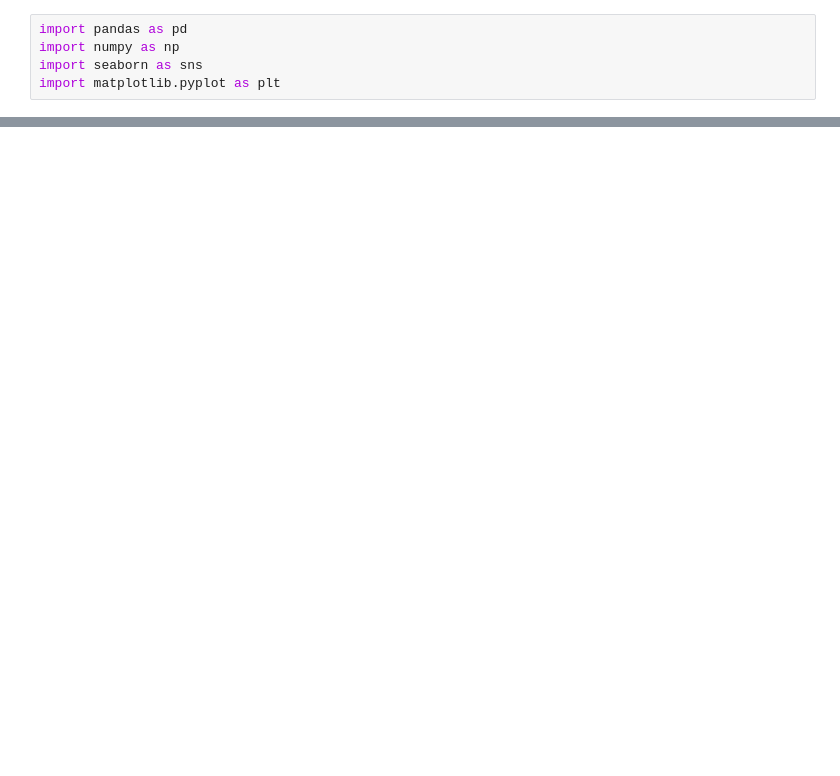
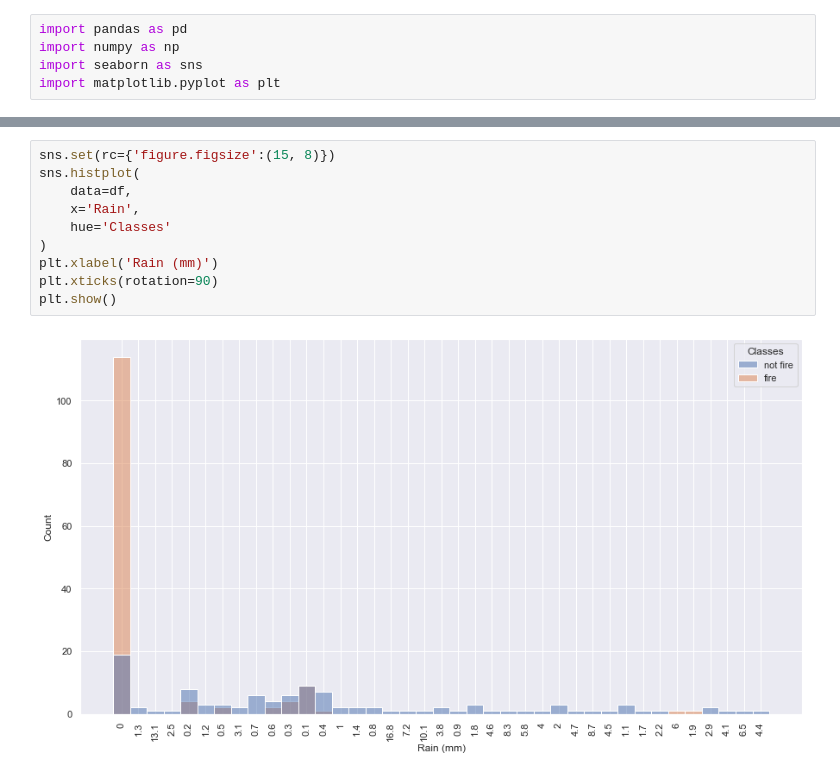
Before and after one commit to ganeshss0/Algerian_Forest_Fire, a Jupyter notebook: Notebooks/1.0-initial-data-exploration.ipynb, the cells around one changed output, grey strips where cells are left out. Cells and saved outputs as stored; diff of their text form; blank space fills up the shorter version.

```diff
--- a/Notebooks/1.0-initial-data-exploration.ipynb
+++ b/Notebooks/1.0-initial-data-exploration.ipynb
@@ -17,0 +218,12 @@ from src.compo
+# %%
+sns.set(rc={'figure.figsize':(15, 8)})
+sns.histplot(
+    data=df,
+    x='Rain',
+    hue='Classes'
+)
+plt.xlabel('Rain (mm)')
+plt.xticks(rotation=90)
+plt.show()
+# %% [output]
+[figure, added]
```
Also changed, not shown: parts of 41 cells of this notebook, 15 other files.
